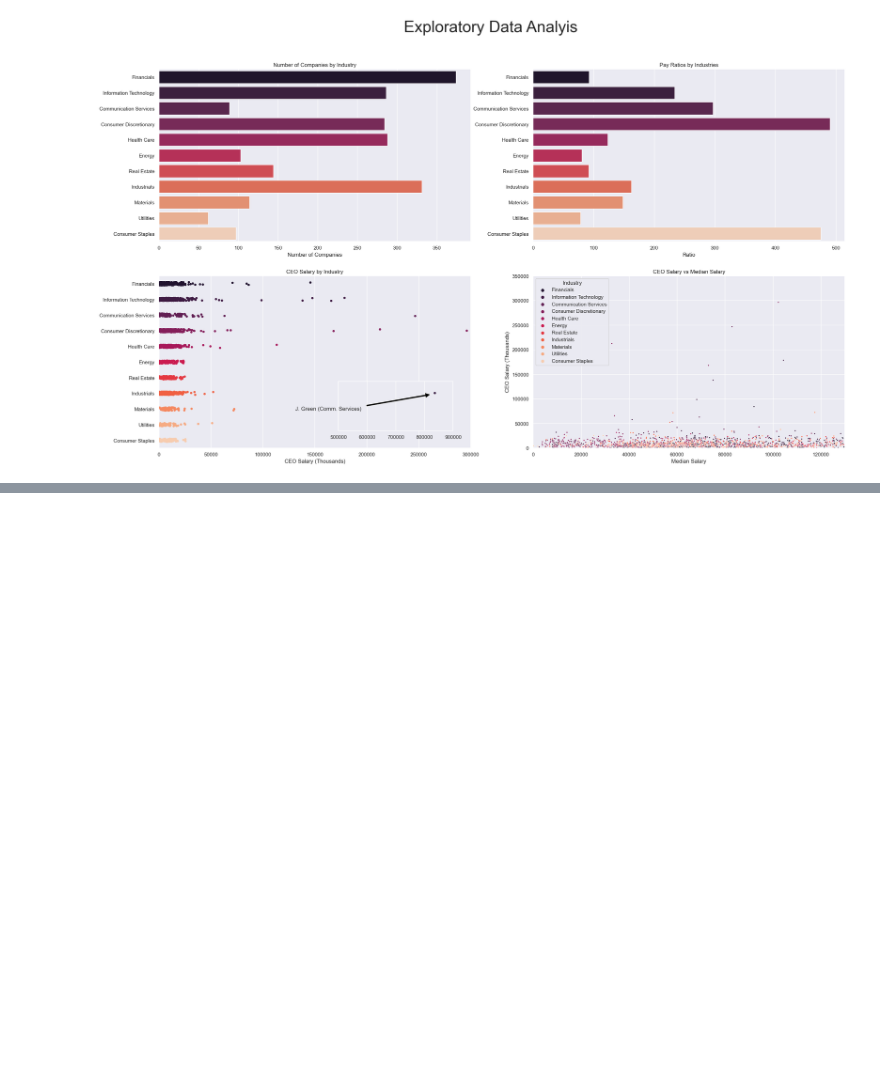
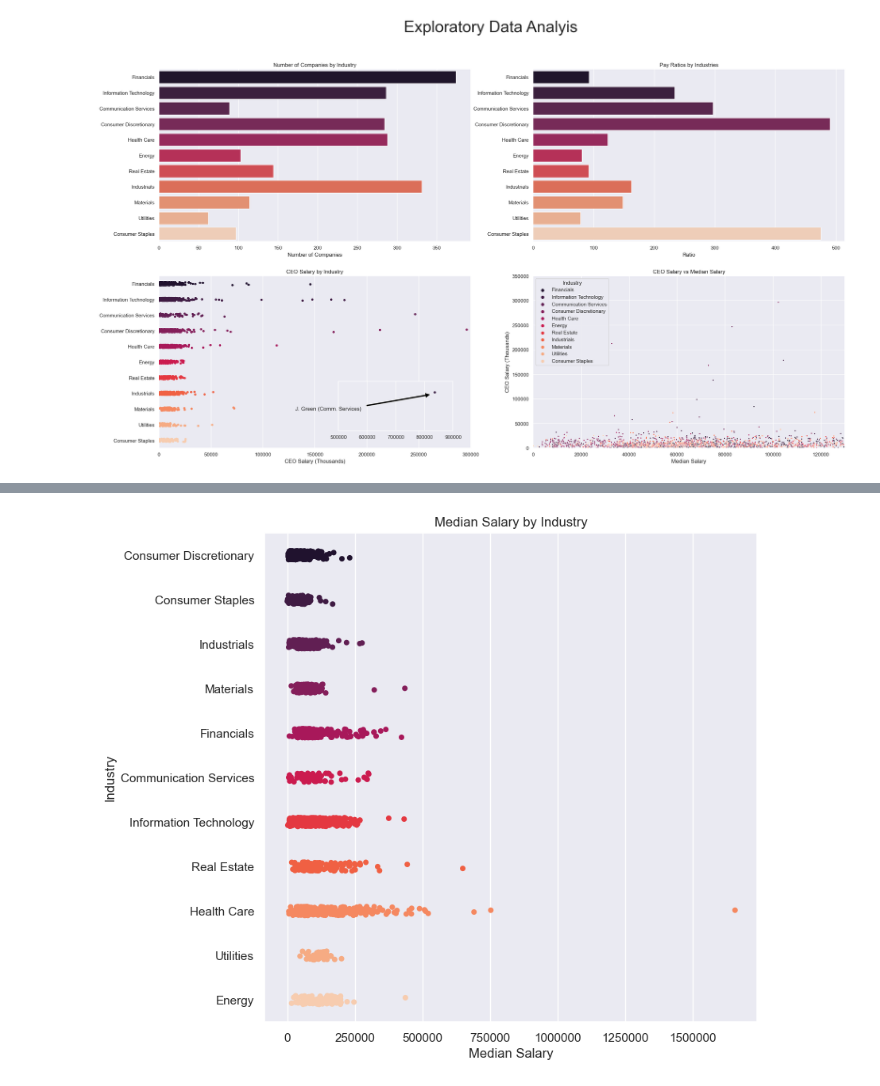
Before and after one commit to vicrene/CEO-vs-WorkerPay, a Jupyter notebook: CEOvsPay.ipynb, the cells around one changed output, grey strips where cells are left out. Drawn from its saved outputs; the diff is of its cells as text; code cells hidden in the pictures; blank space fills up the shorter version.

Commit message:
added new graph

```diff
--- a/CEOvsPay.ipynb
+++ b/CEOvsPay.ipynb
@@ -127,0 +126,13 @@ plt.show()
+# %%
+#adding one last graph for data exploration
+
+industry_median = salary.groupby('Industry')['Median Salary'].median().sort_values().index
+
+fig, (ax1) = plt.subplots(1, figsize=(8,8))
+sb.stripplot(y='Industry', x='Median Salary', data=salary, palette='rocket', ax=ax1, order=industry_median)
+plt.ticklabel_format(style='plain', axis='x')
+ax1.set_title('Median Salary by Industry')
+
+plt.show()
+# %% [output]
+[figure, added]
```
Also changed, not shown: parts of 3 cells of this notebook, 1 other file.
